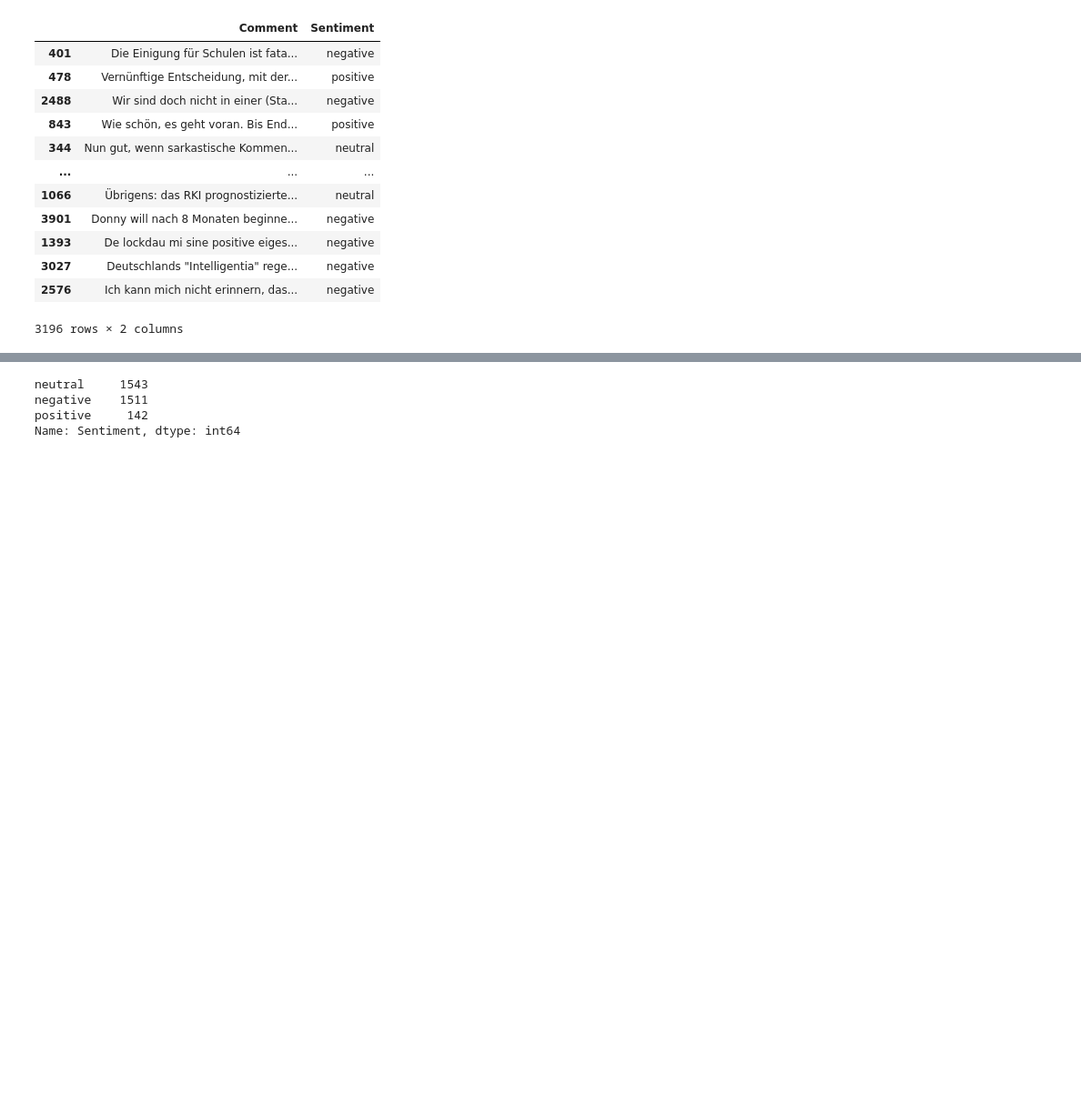
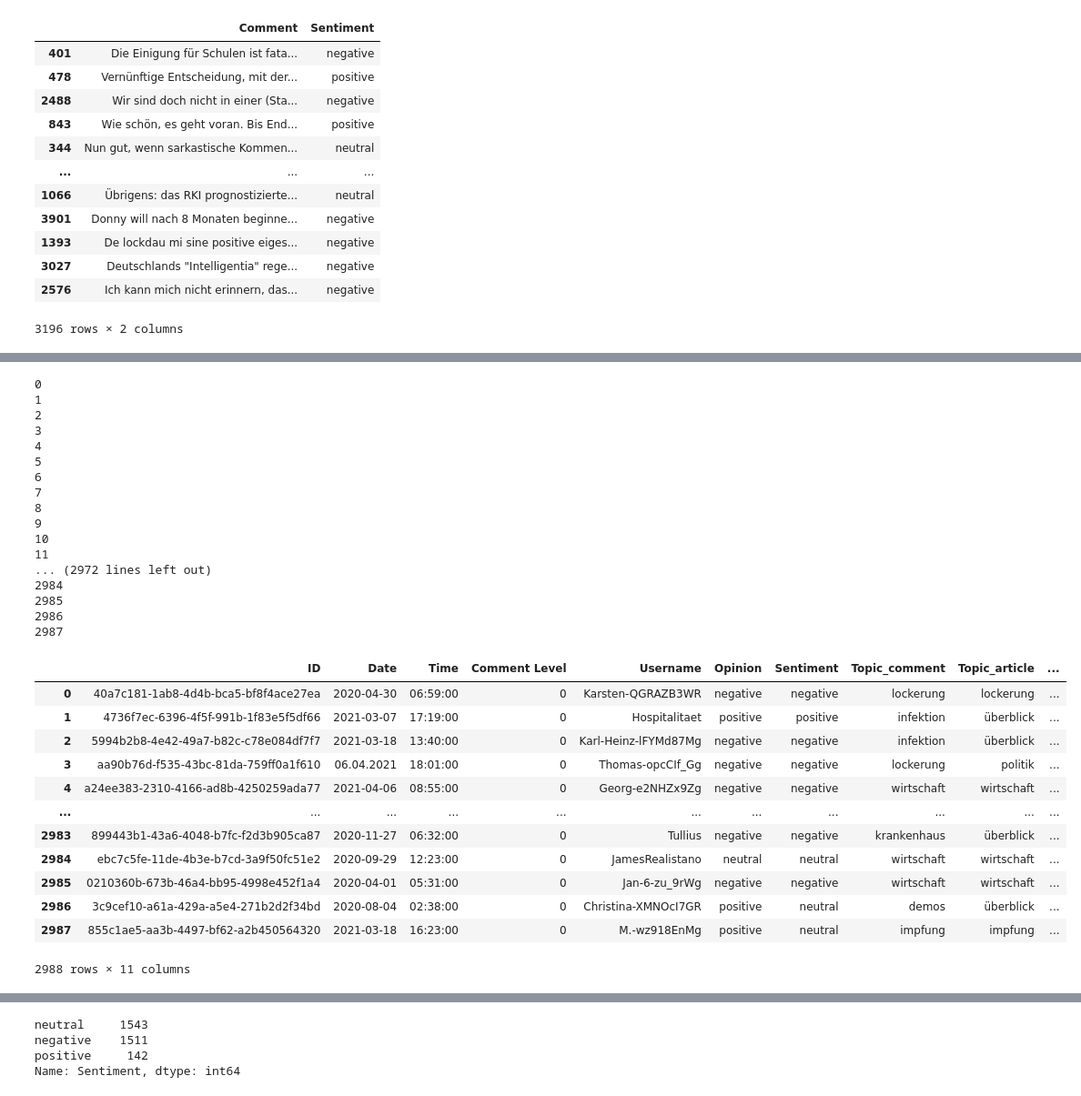
Before and after one commit to KirchnerS/Masterarbeit, a Jupyter notebook: eintest.ipynb, the cells around one changed output, grey strips where cells are left out. Shown at 91% size. Cells and saved outputs as stored; diff of their text form; code cells hidden in the pictures; blank space fills up the shorter version.

```diff
--- a/eintest.ipynb
+++ b/eintest.ipynb
@@ -161,18 +164,49 @@ Name: Topic_comment, dtype: int64
 # %%
 # This cell scrapes the articles for their header content
 
-label_to_id = {"politik" : 0, "maßnahmen" : 1, "infektion" : 2, "impfung": 3, "lockdown": 4, "wirtschaft":5, "lockerung":6, "überblick":7}
+label_to_id = {"politik" : 0, "maßnahmen" : 1, "infektion" : 2, "impfung": 3, "wirtschaft":4, "lockerung":5, "demos":6, "überblick":7}
 dataset_topic = pd.read_csv("annotated_data/annotated_data_with_users_and_al_cleaned2check.csv", names=["ID", "Date", "Time", "Comment Level", "Username", "Opinion", "Sentiment", "Topic_comment", "Topic_article", "Comment", "Method"], encoding="ISO-8859-1")
 dataset_topic = dataset_topic.loc[dataset_topic["Topic_article"].isin(label_to_id.keys())]
 dataset_topic.reset_index(drop=True, inplace=True)
 for x in range(len(dataset_topic)):
     print(x)
 
     request = requests.get("https://www.spiegel.de/wissenschaft/medizin/corona-news-am-samstag-die-wichtigsten-entwicklungen-zu-sars-cov-2-und-covid-19-a-" +dataset_topic.loc[int(x), "ID"])
     soup = BeautifulSoup(request.content, "html.parser")
     title = soup.find("title").text
     subtitle = soup.find("meta", property="og:description")["content"]
 
     dataset_topic.loc[x, "Comment"] = title + " " + subtitle
 
 dataset_topic
+# %% [output]
+0
+1
+2
+3
+4
+5
+6
+7
+8
+9
+10
+11
+... (2972 lines left out)
+2984
+2985
+2986
+2987
+|  | ID | Date | Time | Comment Level | Username | Opinion | Sentiment | Topic_comment | Topic_article | ... |
+| 0 | 40a7c181-1ab8-4d4b-bca5-bf8f4ace27ea | 2020-04-30 | 06:59:00 | 0 | Karsten-QGRAZB3WR | negative | negative | lockerung | lockerung | ... |
+| 1 | 4736f7ec-6396-4f5f-991b-1f83e5f5df66 | 2021-03-07 | 17:19:00 | 0 | Hospitalitaet | positive | positive | infektion | überblick | ... |
+| 2 | 5994b2b8-4e42-49a7-b82c-c78e084df7f7 | 2021-03-18 | 13:40:00 | 0 | Karl-Heinz-lFYMd87Mg | negative | negative | infektion | überblick | ... |
+| 3 | aa90b76d-f535-43bc-81da-759ff0a1f610 | 06.04.2021 | 18:01:00 | 0 | Thomas-opcCIf_Gg | negative | negative | lockerung | politik | ... |
+| 4 | a24ee383-2310-4166-ad8b-4250259ada77 | 2021-04-06 | 08:55:00 | 0 | Georg-e2NHZx9Zg | negative | negative | wirtschaft | wirtschaft | ... |
+| ... | ... | ... | ... | ... | ... | ... | ... | ... | ... | ... |
+| 2983 | 899443b1-43a6-4048-b7fc-f2d3b905ca87 | 2020-11-27 | 06:32:00 | 0 | Tullius | negative | negative | krankenhaus | überblick | ... |
+| 2984 | ebc7c5fe-11de-4b3e-b7cd-3a9f50fc51e2 | 2020-09-29 | 12:23:00 | 0 | JamesRealistano | neutral | neutral | wirtschaft | wirtschaft | ... |
+| 2985 | 0210360b-673b-46a4-bb95-4998e452f1a4 | 2020-04-01 | 05:31:00 | 0 | Jan-6-zu_9rWg | negative | negative | wirtschaft | wirtschaft | ... |
+| 2986 | 3c9cef10-a61a-429a-a5e4-271b2d2f34bd | 2020-08-04 | 02:38:00 | 0 | Christina-XMNOcI7GR | positive | neutral | demos | überblick | ... |
+| 2987 | 855c1ae5-aa3b-4497-bf62-a2b450564320 | 2021-03-18 | 16:23:00 | 0 | M.-wz918EnMg | positive | neutral | impfung | impfung | ... |
+2988 rows × 11 columns
```
Also changed, not shown: parts of 15 cells of this notebook, 4 other files.
